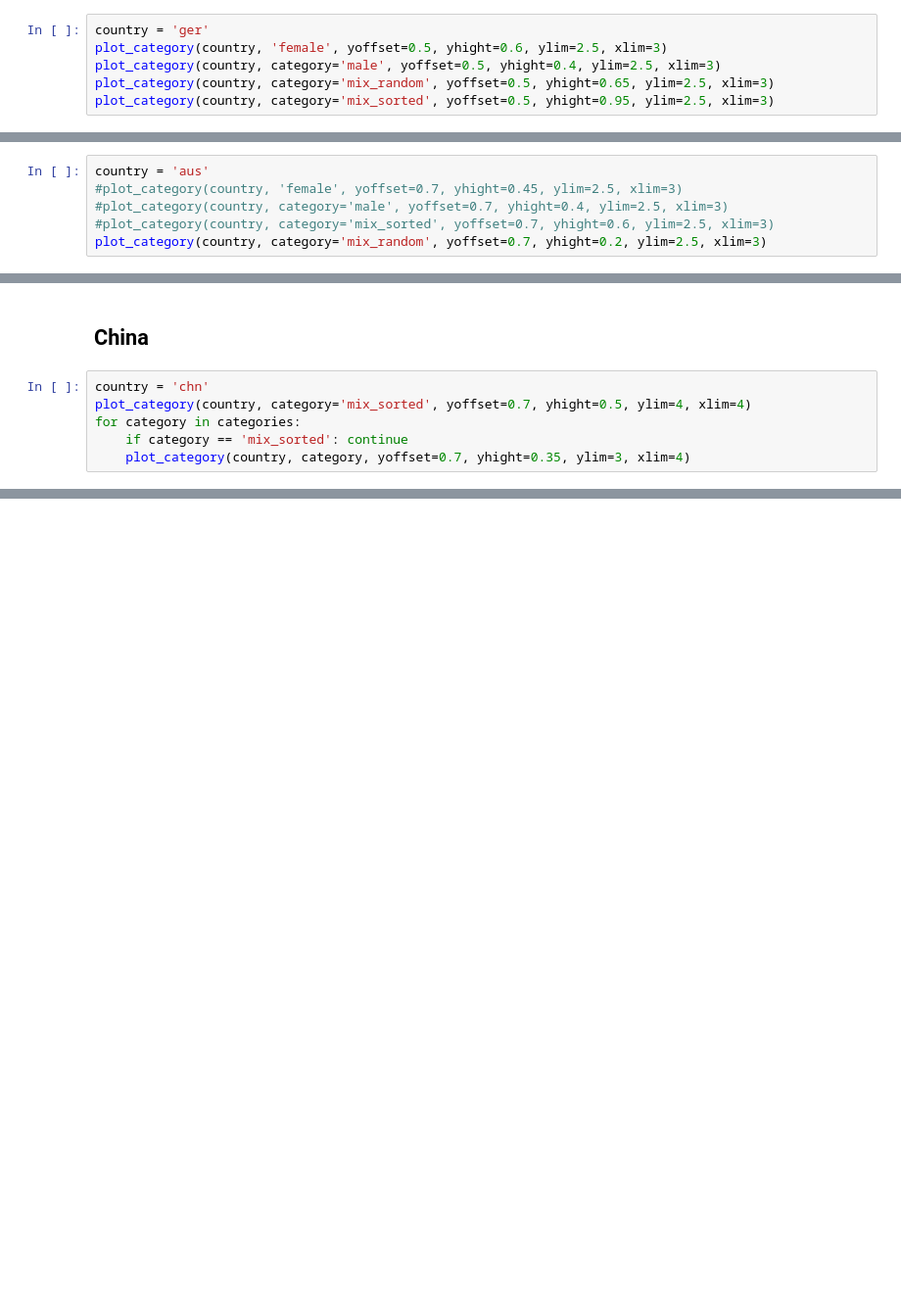
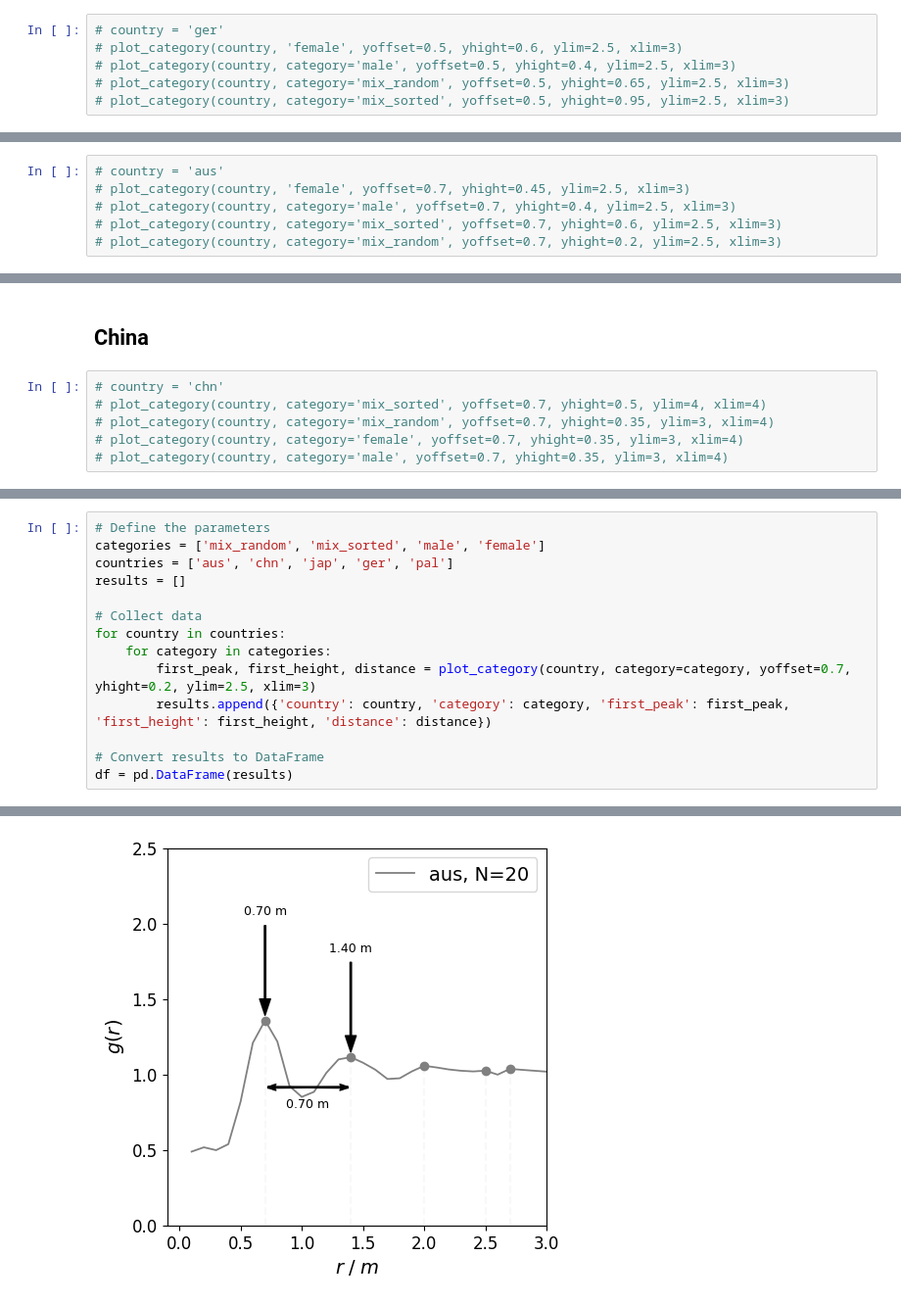
Before and after one commit to PedestrianDynamics/gender-experiments, a Jupyter notebook: notebooks/pair_distance_linear.ipynb, the cells around one changed output, grey strips where cells are left out. Shown at 98% size. Cells and saved outputs as stored; diff of their text form; blank space fills up the shorter version.

```diff
--- a/notebooks/pair_distance_linear.ipynb
+++ b/notebooks/pair_distance_linear.ipynb
@@ -566,8 +740,8 @@ jap, mix_random: r_peaks[:4] = array([0.9, 1.7, 1.9, 2.6]), peak_distances[:4] =
 # %% [markdown]
 ## Germany
 # %%
-country = 'ger'
-plot_category(country, 'female', yoffset=0.5, yhight=0.6, ylim=2.5, xlim=3)
-plot_category(country, category='male', yoffset=0.5, yhight=0.4, ylim=2.5, xlim=3)
-plot_category(country, category='mix_random', yoffset=0.5, yhight=0.65, ylim=2.5, xlim=3)
-plot_category(country, category='mix_sorted', yoffset=0.5, yhight=0.95, ylim=2.5, xlim=3)
+# country = 'ger'
+# plot_category(country, 'female', yoffset=0.5, yhight=0.6, ylim=2.5, xlim=3)
+# plot_category(country, category='male', yoffset=0.5, yhight=0.4, ylim=2.5, xlim=3)
+# plot_category(country, category='mix_random', yoffset=0.5, yhight=0.65, ylim=2.5, xlim=3)
+# plot_category(country, category='mix_sorted', yoffset=0.5, yhight=0.95, ylim=2.5, xlim=3)
@@ -583,8 +748,8 @@ ger, mix_sorted: r_peaks[:4] = array([0.8, 1.5, 2. , 2.2]), peak_distances[:4] =
 # %% [markdown]
 ## Australia
 # %%
-country = 'aus'
-#plot_category(country, 'female', yoffset=0.7, yhight=0.45, ylim=2.5, xlim=3)
-#plot_category(country, category='male', yoffset=0.7, yhight=0.4, ylim=2.5, xlim=3)
-#plot_category(country, category='mix_sorted', yoffset=0.7, yhight=0.6, ylim=2.5, xlim=3)
-plot_category(country, category='mix_random', yoffset=0.7, yhight=0.2, ylim=2.5, xlim=3)
+# country = 'aus'
+# plot_category(country, 'female', yoffset=0.7, yhight=0.45, ylim=2.5, xlim=3)
+# plot_category(country, category='male', yoffset=0.7, yhight=0.4, ylim=2.5, xlim=3)
+# plot_category(country, category='mix_sorted', yoffset=0.7, yhight=0.6, ylim=2.5, xlim=3)
+# plot_category(country, category='mix_random', yoffset=0.7, yhight=0.2, ylim=2.5, xlim=3)
@@ -594,8 +756,8 @@ aus, mix_random: r_peaks[:4] = array([0.5, 0.9, 1.3, 1.9]), peak_distances[:4] =
 # %% [markdown]
 ## China
 # %%
-country = 'chn'
-plot_category(country, category='mix_sorted', yoffset=0.7, yhight=0.5, ylim=4, xlim=4)
-for category in categories:
-    if category == 'mix_sorted': continue
-    plot_category(country, category, yoffset=0.7, yhight=0.35, ylim=3, xlim=4)
+# country = 'chn'
+# plot_category(country, category='mix_sorted', yoffset=0.7, yhight=0.5, ylim=4, xlim=4)
+# plot_category(country, category='mix_random', yoffset=0.7, yhight=0.35, ylim=3, xlim=4)
+# plot_category(country, category='female', yoffset=0.7, yhight=0.35, ylim=3, xlim=4)
+# plot_category(country, category='male', yoffset=0.7, yhight=0.35, ylim=3, xlim=4)
@@ -610,0 +768,15 @@ chn, mix_random: r_peaks[:4] = array([1. , 1.8, 2.2, 2.8]), peak_distances[:4] =
+# %%
+# Define the parameters
+categories = ['mix_random', 'mix_sorted', 'male', 'female']
+countries = ['aus', 'chn', 'jap', 'ger', 'pal']
+results = []
+
+# Collect data
+for country in countries:
+    for category in categories:
+        first_peak, first_height, distance = plot_category(country, category=category, yoffset=0.7, yhight=0.2, ylim=2.5, xlim=3)
+        results.append({'country': country, 'category': category, 'first_peak': first_peak, 'first_height': first_height, 'distance': distance})
+
+# Convert results to DataFrame
+df = pd.DataFrame(results)
+# %% [output]
@@ -610,0 +786 @@ chn, mix_random: r_peaks[:4] = array([1. , 1.8, 2.2, 2.8]), peak_distances[:4] =
+[figure, added]
```
Also changed, not shown: parts of 14 cells of this notebook, 4 other files.
